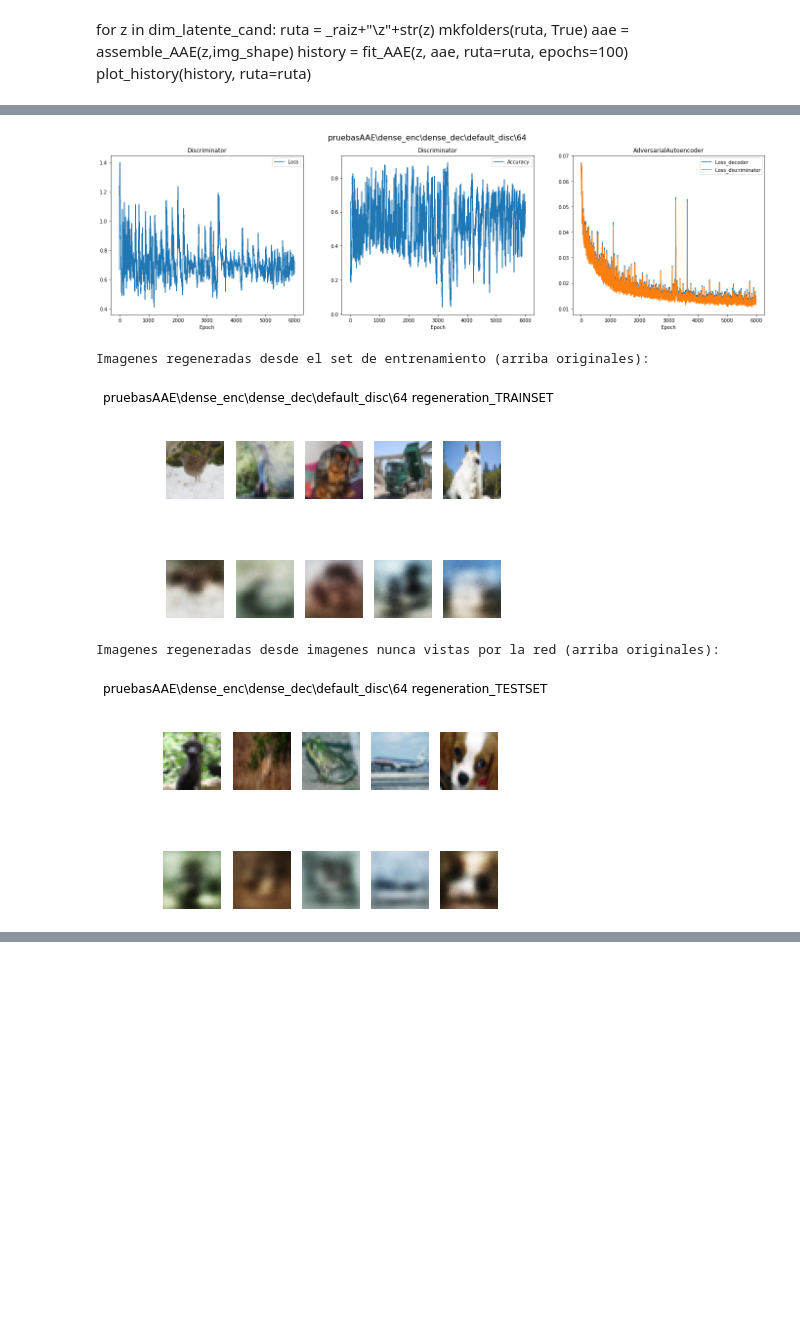
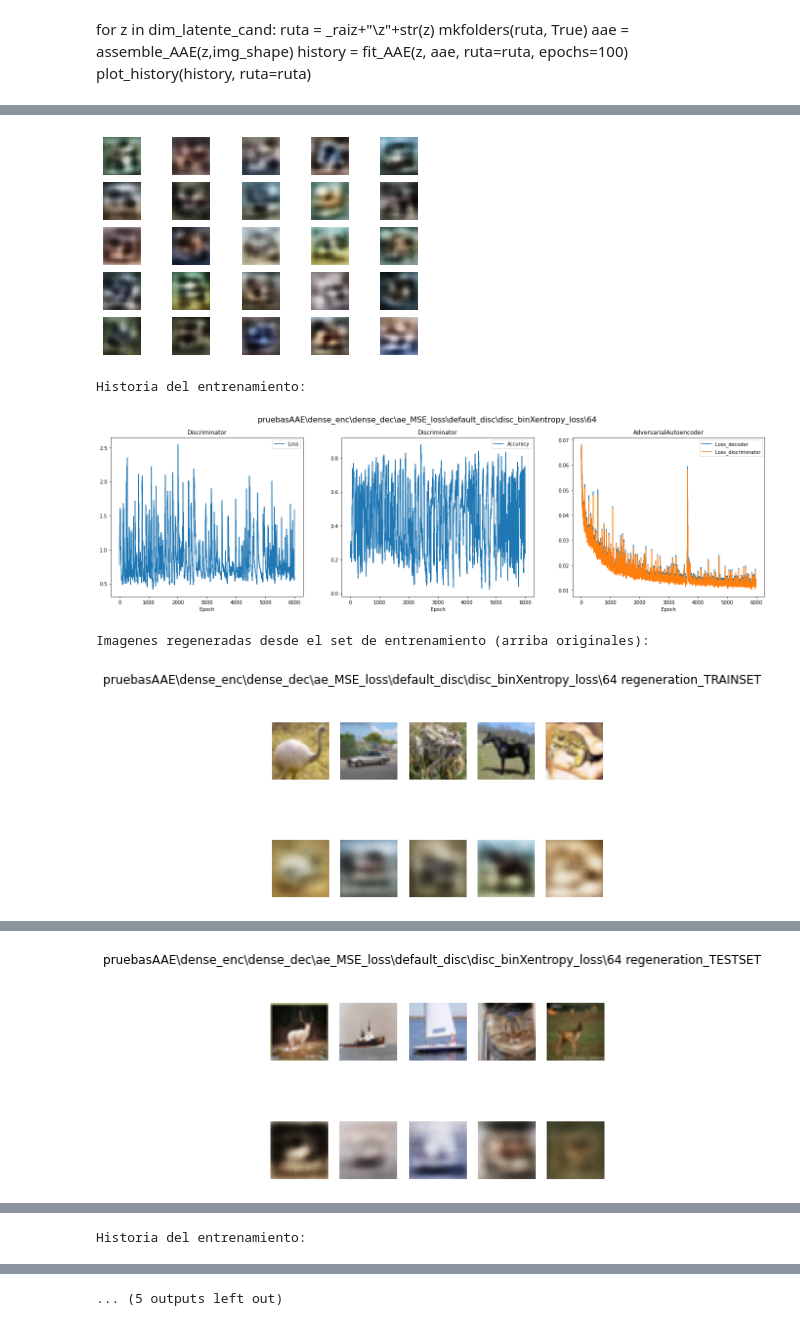
Before and after one commit to TFG-FcoJavier/TFG, a Jupyter notebook: pruebasAAE.ipynb, the cells around one changed output, grey strips where cells are left out. Cells and saved outputs as stored; diff of their text form; code cells hidden in the pictures; blank space fills up the shorter version.

Commit message:
Añadidas losses a busqueda en grid Corregido bug de EMD_loss por intentar usar objetos de numpy con tensors Corregidos algunos errores por asumir el numero de epoch en funciones #3

```diff
--- a/pruebasAAE.ipynb
+++ b/pruebasAAE.ipynb
@@ -136,7 +136,7 @@ def EMD_loss(y_true, y_pred):
 	p = tf.math.subtract(y_true, y_pred)
 	p = tf.math.square(p)
 	p = tf.math.reduce_sum(p)
-	return np.sqrt(p/n)
+	return tf.math.sqrt(tf.math.divide(p,n))
 # %% [markdown]
 ## Encoders
 # %% [markdown]
@@ -464,6 +464,7 @@ def generate_samples(dim_latente, decoder, epoch, ruta=_raiz, nombre=_nombre, ou
 from IPython.display import Image
 from IPython.display import display
 def show_prevResults(ruta, nombre=_nombre, epochs=5000):
+    epochs = epochs - 1
     x = Image(filename=ruta+'\\output'+"\\"+nombre+"progresscifar10_e%d.png" % (epochs))
     print("Imagenes generadas desde el espacio latente:")
     display(x)
@@ -561,9 +562,7 @@ def fit_AAE(dim_latente, aae, epochs=12, batch_size=100, sample_interval=100, ru
             if (step+1) % 10==0 and verbose:
                 print("Epoch: %d Step: %d Disc: (loss = %f, acc = %.2f%%) AAE: (mse = %f, b_ce = %f)" % (epoch, step, dis_avg_loss[0], 100*dis_avg_loss[1], aae_loss[0], aae_loss[1]))
             # Hacemos una muestra visual
-            if (step+1) % sample_interval==0:
-                # sample_imgs(sample_from, autoencoder, epoch)
-                generate_samples(dim_latente, decoder, epoch, ruta=ruta, nombre=nombre, show=(epoch==epochs))
+        generate_samples(dim_latente, decoder, epoch, ruta=ruta, nombre=nombre, show=((epoch+1)==epochs))
     return history.transpose(1,0)
 # %% [markdown]
 ## Entrenamiento en grid
@@ -584,4 +580,6 @@ Parametros:
 encoders = [(build_dense_encoder, "dense_enc"), (build_transf_encoder,"transf_enc"), (build_conv_encoder,"conv_enc")]
 decoders = [(build_dense_decoder,"dense_dec"), (build_conv_decoder,"conv_dec")]
 discriminators = [(build_discriminator ,"default_disc")]
+ae_losses = [(losses.mean_squared_error, "ae_MSE_loss"), (EMD_loss, "ae_EMD_loss")]
+disc_losses =[(losses.binary_crossentropy, "disc_binXentropy_loss")]
 # %%
@@ -595,25 +594,30 @@ for z in dim_latente_cand:
     history = fit_AAE(z, aae, ruta=ruta, epochs=100)
     plot_history(history, ruta=ruta)
 # %%
+epochs = 12
+
 for enc in encoders:
     for dec in decoders:
-        for disc in discriminators:
-            for dim_latente in dim_latente_cand:
-                ruta = _raiz+"\\"+enc[1]+"\\"+dec[1]+"\\"+disc[1]+"\\"+str(dim_latente)
-                if os.path.isfile(ruta+"\\decoder.h5"):
-                    print(ruta+" ya ha sido entrenada")
-                    show_prevResults(ruta)
-                    continue
-                mkfolders(ruta, True)
-                aae = assemble_AAE(dim_latente, img_shape, enc_model = enc[0], dec_model = dec[0], disc_model = disc[0])
-                history = fit_AAE(dim_latente, aae, ruta = ruta)
-                print("Historia del entrenamiento:")
-                plot_history(history, ruta=ruta, title=ruta)
-                (_, decoder, _, autoencoder) = aae
-                print("Imagenes regeneradas desde el set de entrenamiento (arriba originales):")
-                sample_imgs(X_train, autoencoder, 5000, show=True, ruta=ruta, title=ruta+" regeneration", nombre="TRAINSET",output=False)
-                print("Imagenes regeneradas desde imagenes nunca vistas por la red (arriba originales):")
-                sample_imgs(sample_from, autoencoder, 5000, show=True, ruta=ruta, title=ruta+" regeneration", nombre="TESTSET",output=False)
-                decoder.save(ruta+"\\decoder.h5")
-                autoencoder.save(ruta+"\\autoencoder.h5")
+        for ae_loss in ae_losses:
+            for disc in discriminators:
+                for disc_loss in disc_losses:
+                    for dim_latente in dim_latente_cand:
+                        ruta = _raiz+"\\"+enc[1]+"\\"+dec[1]+"\\"+ae_loss[1]+"\\"+disc[1]+"\\"+disc_loss[1]+"\\"+str(dim_latente)
+                        if os.path.isfile(ruta+"\\decoder.h5"):
+                            print(ruta+" ya ha sido entrenada")
+                            show_prevResults(ruta, epochs=epochs)
+                            continue
+                        mkfolders(ruta, True)
+                        aae = assemble_AAE(dim_latente, img_shape, enc_model = enc[0], dec_model = dec[0], disc_model = disc[0],
+                                           ae_loss = ae_loss[0], disc_loss=disc_loss[0])
+                        history = fit_AAE(dim_latente, aae, epochs=epochs, ruta = ruta)
+                        print("Historia del entrenamiento:")
+                        plot_history(history, ruta=ruta, title=ruta)
+                        (_, decoder, _, autoencoder) = aae
+                        print("Imagenes regeneradas desde el set de entrenamiento (arriba originales):")
+                        sample_imgs(X_train, autoencoder, epoch=epochs, show=True, ruta=ruta, title=ruta+" regeneration", nombre="TRAINSET",output=False)
+                        print("Imagenes regeneradas desde imagenes nunca vistas por la red (arriba originales):")
+                        sample_imgs(sample_from, autoencoder, epoch=epochs, show=True, ruta=ruta, title=ruta+" regeneration", nombre="TESTSET",output=False)
+                        decoder.save(ruta+"\\decoder.h5")
+                        autoencoder.save(ruta+"\\autoencoder.h5")
 # %% [output]
@@ -637,5 +641,5 @@ Historia del entrenamiento:
-[figure, old version]
+[figure, new version]
-Imagenes regeneradas desde el set de entrenamiento (arriba originales):
+Historia del entrenamiento:
-[figure, old version]
+[figure, new version]
-Imagenes regeneradas desde imagenes nunca vistas por la red (arriba originales):
+Imagenes regeneradas desde el set de entrenamiento (arriba originales):
-[figure, old version]
+[figure, new version]
@@ -642,0 +647 @@ WARNING:tensorflow:Compiled the loaded model, but the compiled metrics have yet
+[figure, added]
@@ -642,0 +666 @@ WARNING:tensorflow:Compiled the loaded model, but the compiled metrics have yet
+Historia del entrenamiento:
@@ -642,0 +668 @@ WARNING:tensorflow:Compiled the loaded model, but the compiled metrics have yet
+... (5 outputs left out)
```
Also changed, not shown: parts of 4 cells of this notebook, 6 other files.
